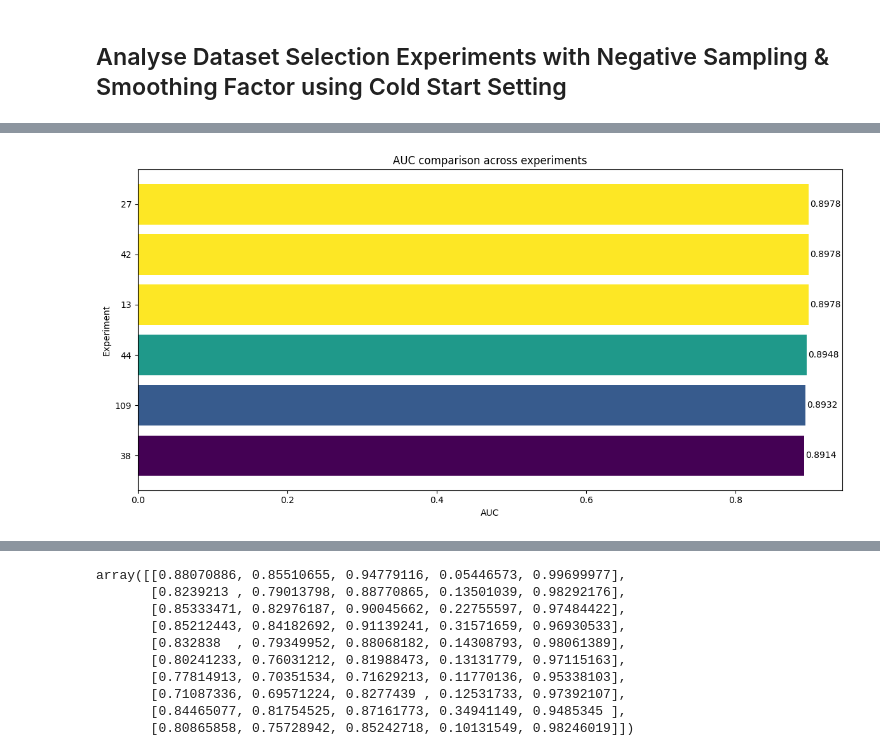
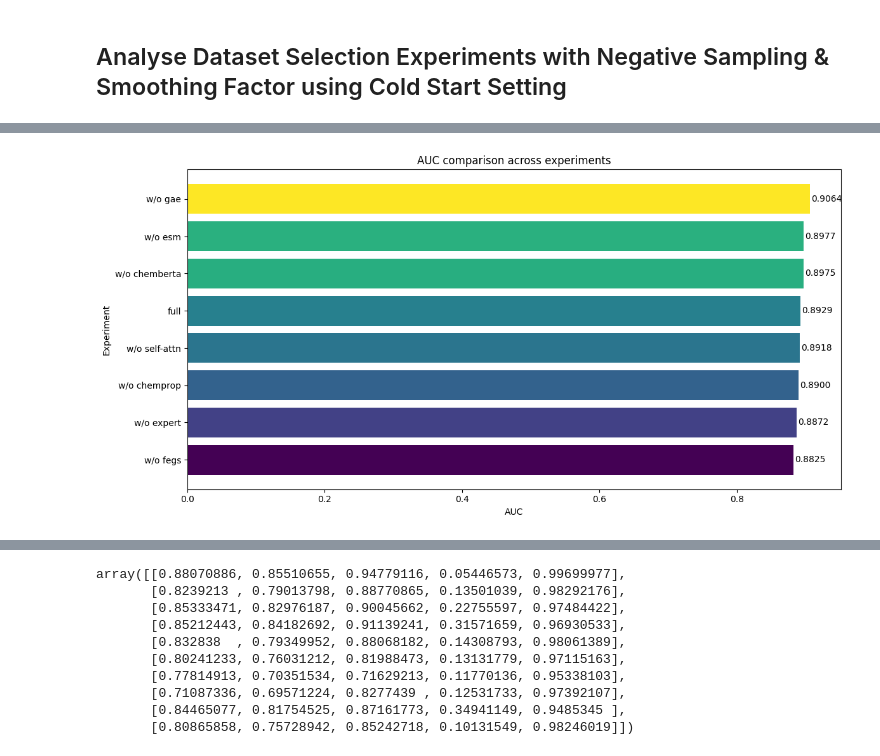
Before and after one commit to Gavision97/MAFusionPPI, a Jupyter notebook: jupterlab/analyse_exp_res_ds_smoo_neg.ipynb, the cells around one changed output, grey strips where cells are left out. Drawn from its saved outputs; the diff is of its cells as text; code cells hidden in the pictures.

```diff
--- a/jupterlab/analyse_exp_res_ds_smoo_neg.ipynb
+++ b/jupterlab/analyse_exp_res_ds_smoo_neg.ipynb
@@ -76,6 +79,6 @@ PREPROCESSED_EXP_1503_PATH =  '/home/gavrilev/DLResearchPPI/PPI Research/src_/re
 PREPROCESSED_EXP_1703_PATH =  '/home/gavrilev/DLResearchPPI/PPI Research/src_/results/result_tables/final_results/cold_eval_neg_smoo_1703full_preprocessed_.csv'
 PREPROCESSED_EXP_2003_PATH =  '/home/gavrilev/DLResearchPPI/PPI Research/src_/results/result_tables/final_results/cold_both_eval_2003full_preprocessed_.csv'
 # %%
-exp_df = pd.read_csv(HYPERPARAM_SEARCH_PATH).iloc[:-1, :]
+exp_df = pd.read_csv(ABLATION_STRUDY_PATH)
 exp_df
 # %% [output]
@@ -94,0 +92,3 @@ exp_df
+# %%
+exp_df['w/o'] = ['w/o esm', 'w/o gae', 'w/p chemprop', 'full', 'w/o fegs', 'w/o expert']
+exp_df
@@ -202,3 +219,39 @@ def parse_if_string(x):
         except Exception:
             return x
     return x
+# %%
+df = exp_df.copy()
+df["folds_statistics"] = df["folds_statistics"].apply(parse_if_string)
+df = df[df["folds_statistics"].apply(lambda x: isinstance(x, (list, tuple)) and len(x) == 5)].copy()
+
+metric_names = ["AUC", "AUPR", "Precision", "Sensitivity", "Specificity"]
+for i, metric in enumerate(metric_names):
+    df[metric] = df["folds_statistics"].apply(lambda x: x[i])
+
+df["exp_clean"] = df["exp"].astype(str).str.replace("dataset_", "", regex=False)
+
+# sort by AUC and keep top 10
+df = df.sort_values("AUC", ascending=False).head(10).copy()
+
+# colors according to AUC
+norm = mcolors.Normalize(vmin=df["AUC"].min(), vmax=df["AUC"].max())
+colors = cm.viridis(norm(df["AUC"]))
+
+plt.figure(figsize=(12, 6))
+bars = plt.barh(df["w/o"], df["AUC"], color=colors)
+
+plt.title("AUC comparison across experiments")
+plt.xlabel("AUC")
+plt.ylabel("w/o")
+
+for bar, value in zip(bars, df["AUC"]):
+    plt.text(
+        bar.get_width() + 0.002,
+        bar.get_y() + bar.get_height() / 2,
+        f"{value:.4f}",
+        va="center"
+    )
+
+plt.gca().invert_yaxis()  # highest AUC on top
+plt.tight_layout()
+plt.show()
@@ -212,36 +267,36 @@ for i, metric in enumerate(metric_names):
     df[metric] = df["folds_statistics"].apply(lambda x: x[i])
 
 # keep original experiment names
 df["exp_clean"] = df["exp"].astype(str).str.replace("dataset_", "", regex=False)
 
 # sort by best AUC and keep top 5
 df = df.sort_values("AUC", ascending=True).reset_index(drop=True)
-df = df.tail(6).copy()
+df = df.tail(10).copy()
 
 # create colors according to AUC values
 norm = mcolors.Normalize(vmin=df["AUC"].min(), vmax=df["AUC"].max())
 colors = cm.viridis(norm(df["AUC"]))
 
 # plotting pipeline ..
 plt.figure(figsize=(12,6))
-bars = plt.barh(df["exp_clean"], df["AUC"], color=colors)
+bars = plt.barh(df["w/o"], df["AUC"], color=colors)
 
 plt.title("AUC comparison across experiments")
 plt.xlabel("AUC")
 plt.ylabel("Experiment")
 
 for bar, value in zip(bars, df["AUC"]):
     plt.text(
         bar.get_width() + 0.002,
         bar.get_y() + bar.get_height()/2,
         f"{value:.4f}",
         va="center"
     )
 
 plt.tight_layout()
 plt.show()
 # %% [output]
-[figure, old version]
+[figure, new version]
 # %%
 
 df = exp_df.copy()
```
Also changed, not shown: parts of 17 cells of this notebook, 11 other files.
